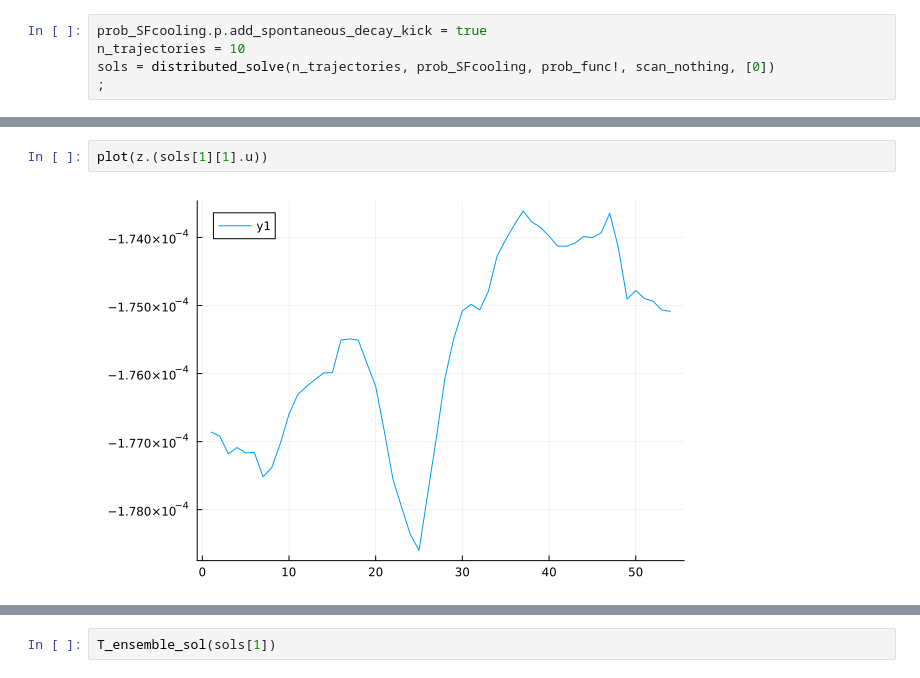
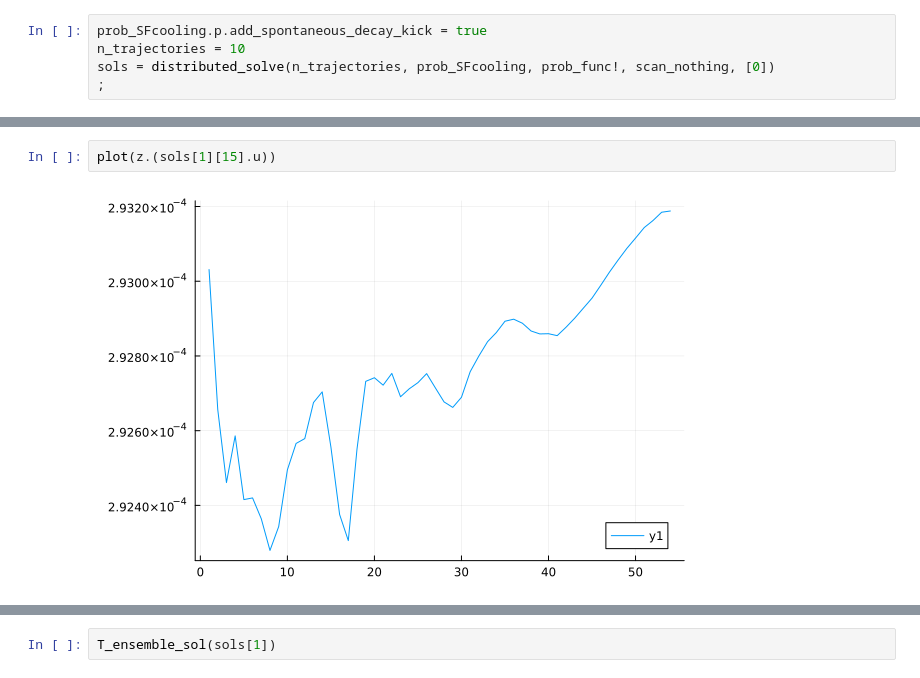
Before and after one commit to ebramyoussef/CaF-cooling-simulations, a Jupyter notebook: CaF SF cooling testing.ipynb, the cells around one changed output, grey strips where cells are left out. Cells and saved outputs as stored; diff of their text form.

```diff
--- a/CaF SF cooling testing.ipynb
+++ b/CaF SF cooling testing.ipynb
@@ -32,7 +77,7 @@ sols = distributed_solve(n_trajectories, prob_SFcooling, prob_func!, scan_nothin
 # %%
-plot(z.(sols[1][1].u))
+plot(z.(sols[1][15].u))
 # %% [output]
-[figure, old version]
+[figure, new version]
 # %%
 Tx_fit(sols[1]) |> display
 Ty_fit(sols[1]) |> display
```
Also changed, not shown: parts of 7 cells of this notebook.
